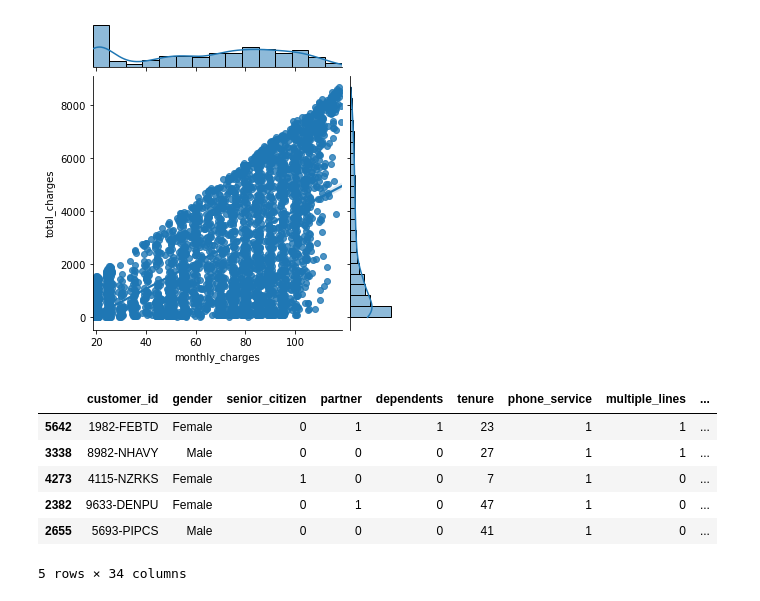
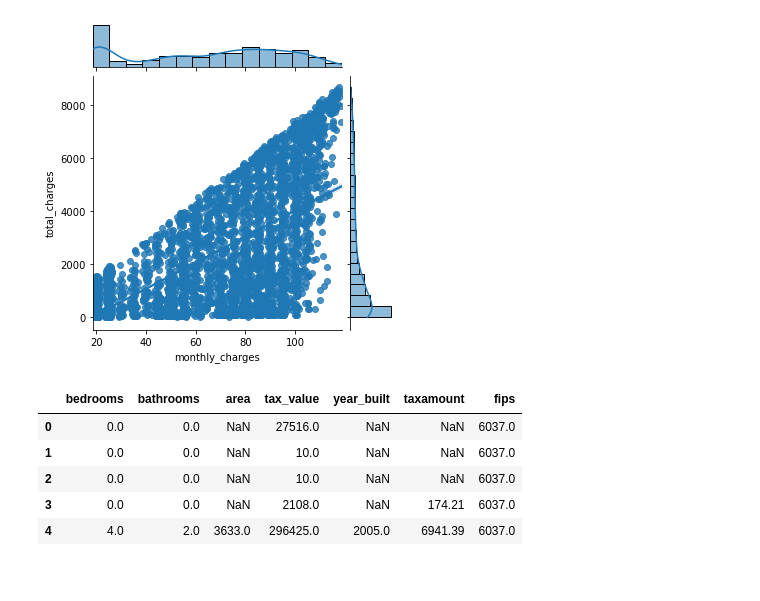
Before and after one commit to cfreeman22/regression-exercises, a Jupyter notebook: explore.ipynb, the cells around one changed output. Saved outputs shown, nothing was run; the diff lists cells and outputs as text; code cells hidden in the pictures.

```diff
--- a/explore.ipynb
+++ b/explore.ipynb
@@ -64,13 +65,3 @@ plt.show()
 [figure]
 # %%
 train['months_to_years'] = train.tenure / 12
-# %%
-train.head()
-# %% [output]
-|  | customer_id | gender | senior_citizen | partner | dependents | tenure | phone_service | multiple_lines | ... |
-| 5642 | 1982-FEBTD | Female | 0 | 1 | 1 | 23 | 1 | 1 | ... |
-| 3338 | 8982-NHAVY | Male | 0 | 0 | 0 | 27 | 1 | 1 | ... |
-| 4273 | 4115-NZRKS | Female | 1 | 0 | 0 | 7 | 1 | 0 | ... |
-| 2382 | 9633-DENPU | Female | 0 | 1 | 0 | 47 | 1 | 0 | ... |
-| 2655 | 5693-PIPCS | Male | 0 | 0 | 0 | 41 | 1 | 0 | ... |
-5 rows × 34 columns
@@ -76,0 +70,9 @@ train.head()
+# %%
+zillow_df.head()
+# %% [output]
+|  | bedrooms | bathrooms | area | tax_value | year_built | taxamount | fips |
+| 0 | 0.0 | 0.0 | NaN | 27516.0 | NaN | NaN | 6037.0 |
+| 1 | 0.0 | 0.0 | NaN | 10.0 | NaN | NaN | 6037.0 |
+| 2 | 0.0 | 0.0 | NaN | 10.0 | NaN | NaN | 6037.0 |
+| 3 | 0.0 | 0.0 | NaN | 2108.0 | NaN | 174.21 | 6037.0 |
+| 4 | 4.0 | 2.0 | 3633.0 | 296425.0 | 2005.0 | 6941.39 | 6037.0 |
```
Also changed, not shown: parts of 3 cells of this notebook.
